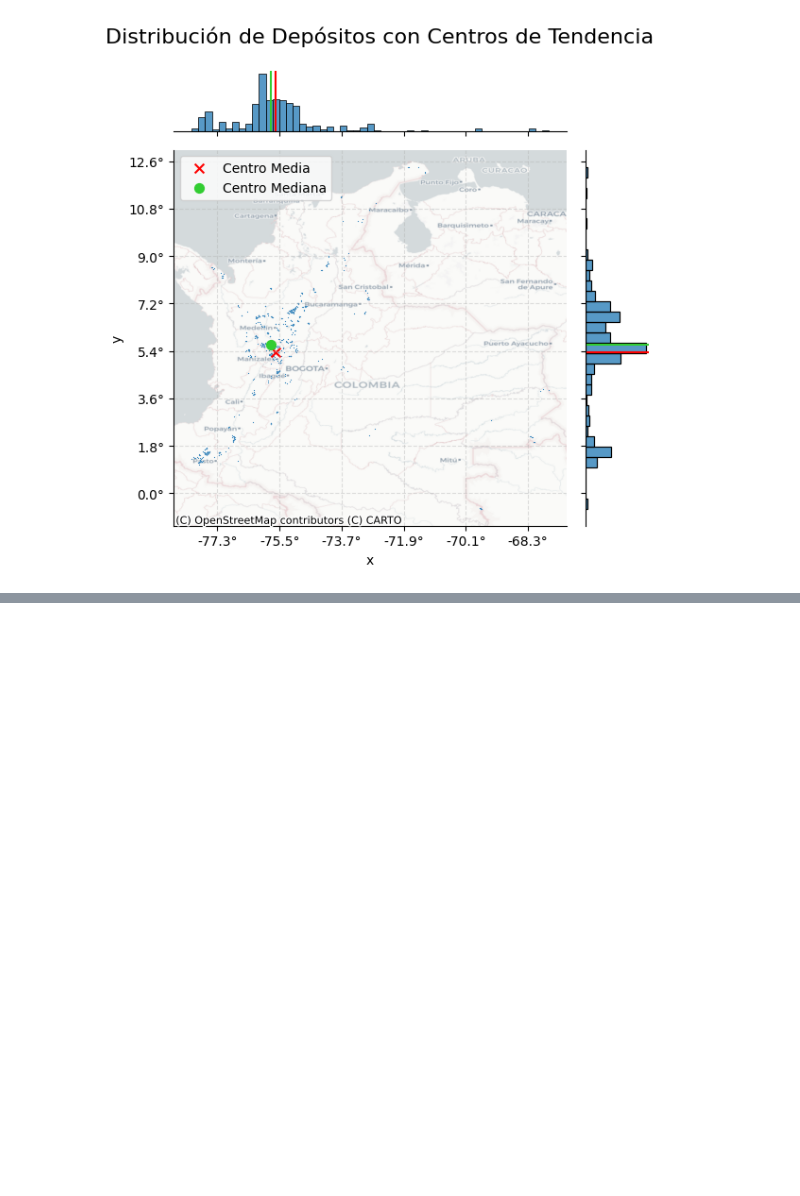
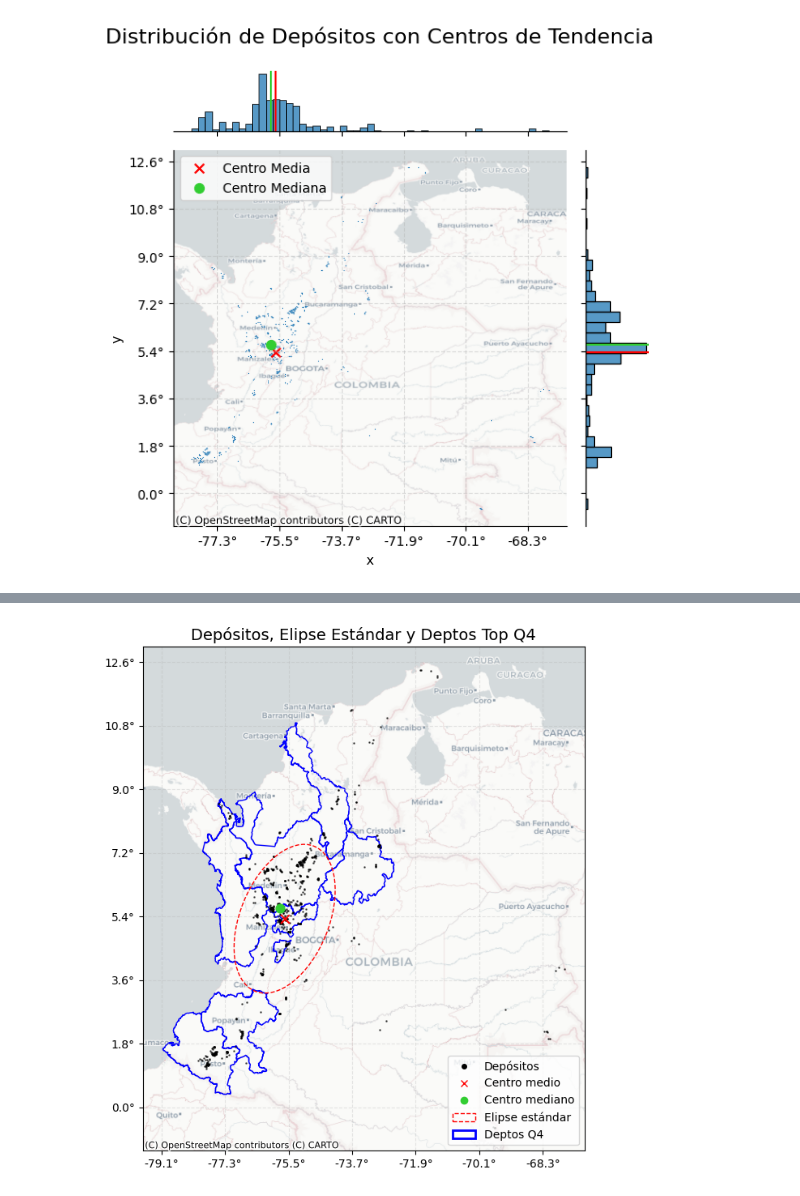
Before and after one commit to Santiagocruz97/AGE, a Jupyter notebook: Codigo/depositos.ipynb, the cells around one changed output, grey strips where cells are left out. Saved outputs shown, nothing was run; the diff lists cells and outputs as text; code cells hidden in the pictures; blank space fills up the shorter version.

```diff
--- a/Codigo/depositos.ipynb
+++ b/Codigo/depositos.ipynb
@@ -347,0 +298,81 @@ ModuleNotFoundError: No module named 'centrography'
+# %%
+import geopandas as gpd
+import matplotlib.pyplot as plt
+import numpy as np
+from matplotlib.patches import Ellipse
+from matplotlib.ticker import FuncFormatter
+import contextily as ctx
+from matplotlib.patches import Patch
+from matplotlib.lines import Line2D
+
+# 1. Cargar datos
+gdf = gpd.read_file(r"C:/Git_SCA/AGE/Depositos").to_crs(epsg=3857)
+departamentos = gpd.read_file(r"C:/Git_SCA/AGE/departamentos").to_crs(epsg=3857)
+
+# 2. Extraer coordenadas y contar depósitos por departamento
+gdf['x'], gdf['y'] = gdf.geometry.x, gdf.geometry.y
+joined = gpd.sjoin(gdf, departamentos, predicate='within')
+counts = joined.groupby('DeNombre').size().reset_index(name='count')
+departamentos = departamentos.merge(counts, on='DeNombre', how='left').fillna({'count': 0})
+
+# Filtrar departamentos Q4
+q4 = departamentos['count'].quantile(0.75)
+top_depts = departamentos[departamentos['count'] > q4]
+
+# 3. Calcular centros y elipse estándar
+coords = gdf[['x','y']].values
+mean_center = coords.mean(axis=0)
+med_center = np.median(coords, axis=0)
+cov = np.cov(coords.T)
+eigs, vecs = np.linalg.eigh(cov)
+order = eigs.argsort()[::-1]
+eigs, vecs = eigs[order], vecs[:, order]
+angle = np.degrees(np.arctan2(*vecs[:,0][::-1]))
+width, height = 2*np.sqrt(eigs)
+
+# 4. Graficar
+fig, ax = plt.subplots(figsize=(7,7))
+top_depts.plot(ax=ax, facecolor='none', edgecolor='blue', linewidth=1, label='Top 25% Deptos')
+ax.scatter(gdf['x'], gdf['y'], s=0.75, alpha=0.6, color='black', label='Depósitos')
+ax.scatter(*mean_center, color='red', marker='x', s=60, label='Centro medio')
+ax.scatter(*med_center, color='limegreen', marker='o', s=60, label='Centro mediano')
+ellipse = Ellipse(mean_center, width, height, angle=angle,
+                  edgecolor='red', facecolor='none', linestyle='--', label='Elipse estándar')
+ax.add_patch(ellipse)
+
+# Base y coordenadas
+ctx.add_basemap(ax, crs=gdf.crs, source=ctx.providers.CartoDB.Positron)
+ax.xaxis.set_major_formatter(FuncFormatter(lambda x, _: f"{x*180/20037508.34:.1f}°"))
+ax.yaxis.set_major_formatter(FuncFormatter(lambda y, _: f"{y*180/20037508.34:.1f}°"))
+ax.grid(True, linestyle="--", alpha=0.3)
+# Coordenadas en grados decimales (formato bonito)
+def mercator_to_lon(x, _): return f"{x * 180 / 20037508.34:.1f}°"
+def mercator_to_lat(y, _): return f"{y * 180 / 20037508.34:.1f}°"
+ax.xaxis.set_major_formatter(FuncFormatter(mercator_to_lon))
+ax.yaxis.set_major_formatter(FuncFormatter(mercator_to_lat))
+ax.grid(True, linestyle="--", alpha=0.3)
+
+# Título y leyenda
+ax.set_title("Depósitos, Elipse Estándar y Deptos Top Q4", fontsize=14)
+legend_elements = [
+    Line2D([0], [0], marker='o', color='black', label='Depósitos', markersize=4, linestyle='None'),
+    Line2D([0], [0], marker='x', color='red', label='Centro medio', markersize=6, linestyle='None'),
+    Line2D([0], [0], marker='o', color='limegreen', label='Centro mediano', markersize=6, linestyle='None'),
+    Patch(facecolor='none', edgecolor='red', linestyle='--', label='Elipse estándar'),
+    Patch(facecolor='none', edgecolor='blue', linewidth=2, label='Deptos Q4')
+]
+
+ax.legend(handles=legend_elements, loc='lower right')
+
+# Mostrar mapa
+plt.tight_layout()
+plt.show()
+
+# Detalles
+ax.legend(loc='lower right')
+ax.set_title("Depósitos, Elipse Estándar y Deptos Top Q4", fontsize=14)
+ax.set_axis_off()
+plt.tight_layout()
+plt.show()
+# %% [output]
+[figure, added]
```
Also changed, not shown: parts of 2 cells of this notebook.
